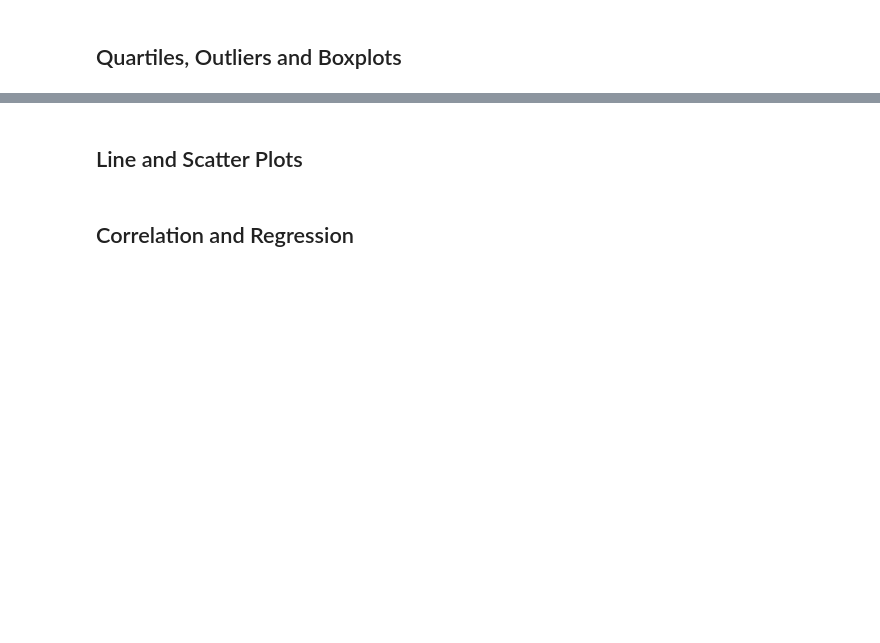
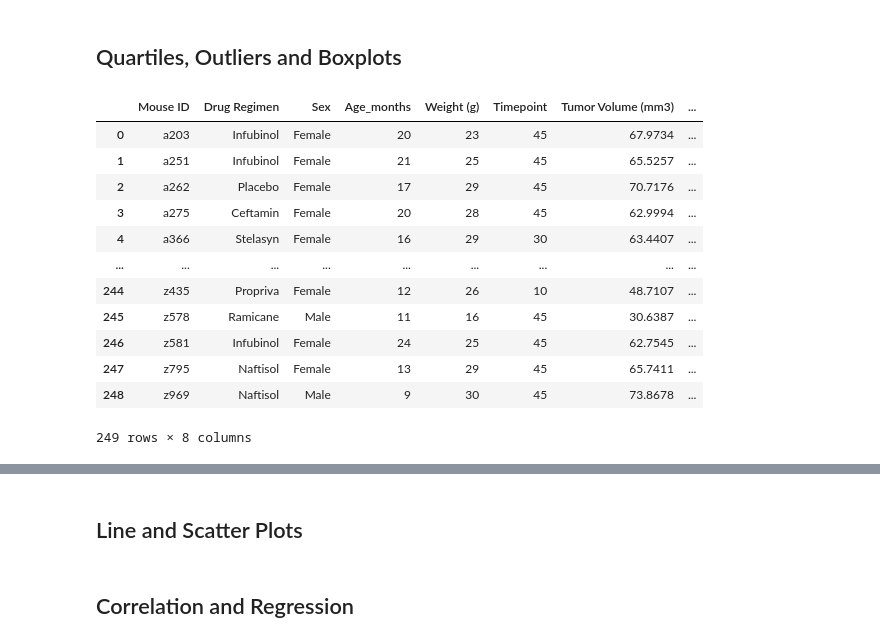
Before and after one commit to gabriellaburns/Matplotlib-Homework, a Jupyter notebook: pymaceuticals_starter.ipynb, the cells around one changed output, grey strips where cells are left out. Saved outputs shown, nothing was run; the diff lists cells and outputs as text; code cells hidden in the pictures; blank space fills up the shorter version.

```diff
--- a/pymaceuticals_starter.ipynb
+++ b/pymaceuticals_starter.ipynb
@@ -209,8 +224,28 @@ AttributeError: 'DataFrameGroupBy' object has no attribute 'value'
 # %%
 # Calculate the final tumor volume of each mouse across four of the treatment regimens:
 # Capomulin, Ramicane, Infubinol, and Ceftamin
 
 # Start by getting the last (greatest) timepoint for each mouse
 
+timepoint_df = pd.DataFrame(clean_df.groupby('Mouse ID')['Timepoint'].max())
+
+timepoint_df
+#max_tp_df = pd.DataFrame(data_df.groupby('Mouse ID')['Timepoint'].max().sort_values()).reset_index().rename(columns={'Timepoint': 'max_timepoint'})
 
 # Merge this group df with the original dataframe to get the tumor volume at the last timepoint
+mouse_tumor = pd.merge(clean_df, timepoint_df, on=('Mouse ID', 'Timepoint'), how='right')
+mouse_tumor
+# %% [output]
+|  | Mouse ID | Drug Regimen | Sex | Age_months | Weight (g) | Timepoint | Tumor Volume (mm3) | ... |
+| 0 | a203 | Infubinol | Female | 20 | 23 | 45 | 67.9734 | ... |
+| 1 | a251 | Infubinol | Female | 21 | 25 | 45 | 65.5257 | ... |
+| 2 | a262 | Placebo | Female | 17 | 29 | 45 | 70.7176 | ... |
+| 3 | a275 | Ceftamin | Female | 20 | 28 | 45 | 62.9994 | ... |
+| 4 | a366 | Stelasyn | Female | 16 | 29 | 30 | 63.4407 | ... |
+| ... | ... | ... | ... | ... | ... | ... | ... | ... |
+| 244 | z435 | Propriva | Female | 12 | 26 | 10 | 48.7107 | ... |
+| 245 | z578 | Ramicane | Male | 11 | 16 | 45 | 30.6387 | ... |
+| 246 | z581 | Infubinol | Female | 24 | 25 | 45 | 62.7545 | ... |
+| 247 | z795 | Naftisol | Female | 13 | 29 | 45 | 65.7411 | ... |
+| 248 | z969 | Naftisol | Male | 9 | 30 | 45 | 73.8678 | ... |
+249 rows × 8 columns
```
Also changed, not shown: parts of 11 cells of this notebook.
